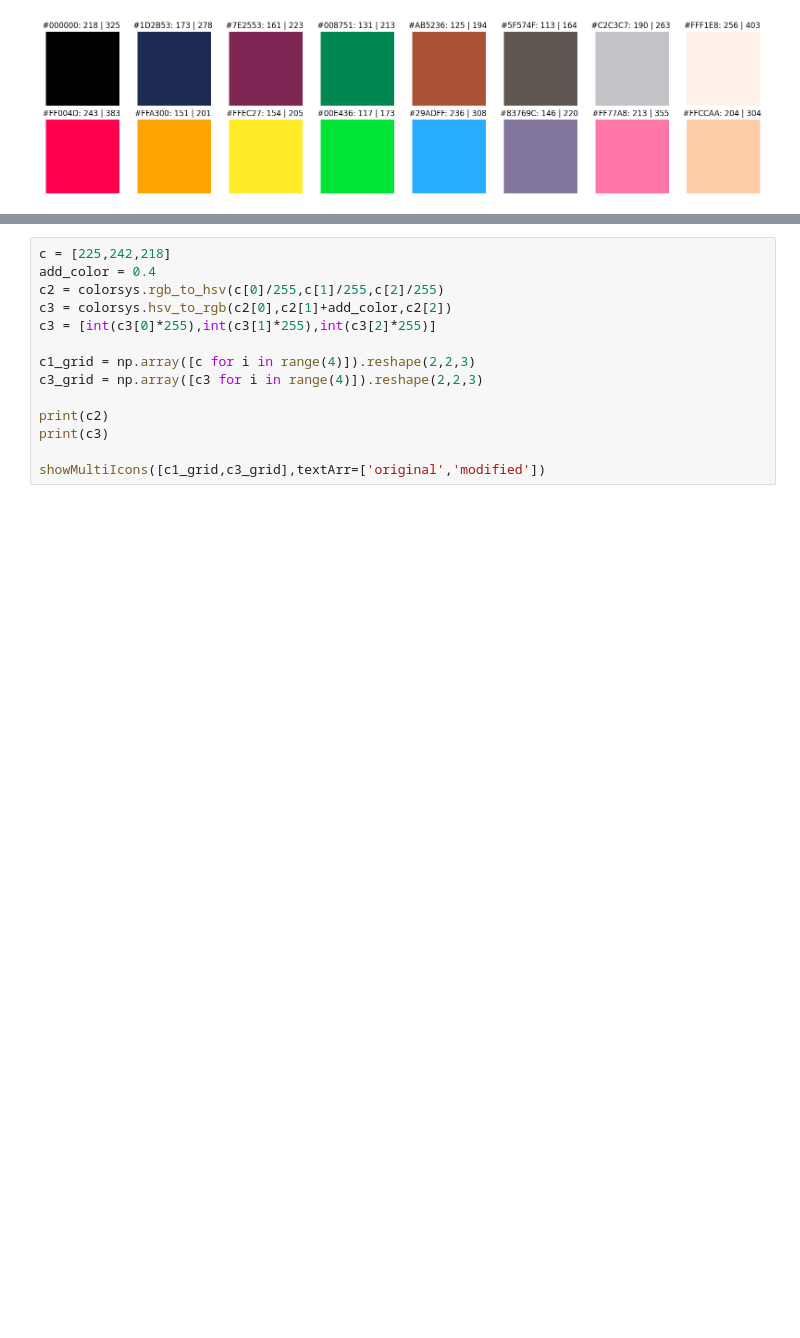
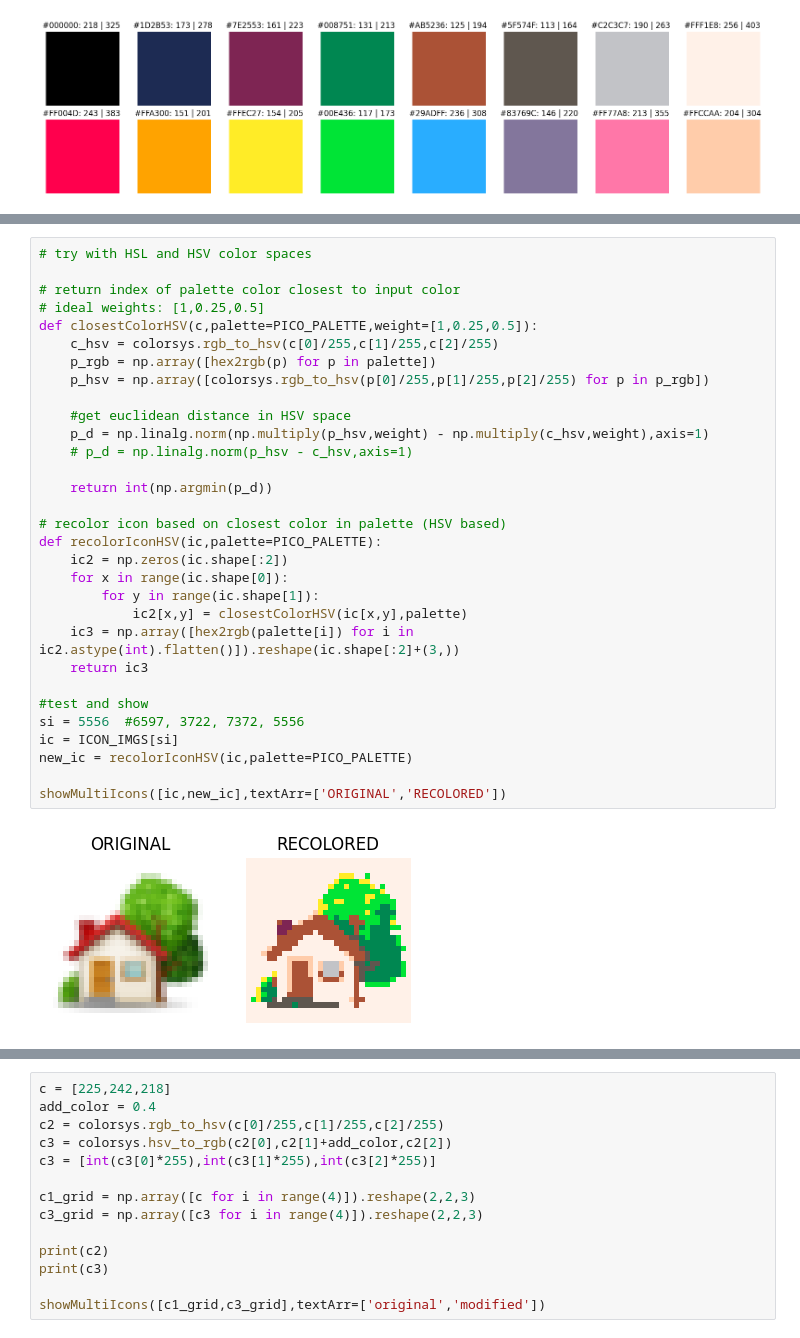
Before and after one commit to MasterMilkX/BMO_chatbot_prototype, a Jupyter notebook: Experimental_Notebooks/sprite_scraper.ipynb, the cells around one changed output, grey strips where cells are left out. Drawn from its saved outputs; the diff is of its cells as text; blank space fills up the shorter version.

```diff
--- a/Experimental_Notebooks/sprite_scraper.ipynb
+++ b/Experimental_Notebooks/sprite_scraper.ipynb
@@ -489,0 +567,33 @@ showMultiIcons(p_grid,textArr=[f"{PICO_PALETTE[i]}: {int(p_d[i])} | {int(p_d2[i]
+# %%
+# try with HSL and HSV color spaces
+
+# return index of palette color closest to input color
+# ideal weights: [1,0.25,0.5]
+def closestColorHSV(c,palette=PICO_PALETTE,weight=[1,0.25,0.5]):
+    c_hsv = colorsys.rgb_to_hsv(c[0]/255,c[1]/255,c[2]/255)
+    p_rgb = np.array([hex2rgb(p) for p in palette])
+    p_hsv = np.array([colorsys.rgb_to_hsv(p[0]/255,p[1]/255,p[2]/255) for p in p_rgb])
+
+    #get euclidean distance in HSV space
+    p_d = np.linalg.norm(np.multiply(p_hsv,weight) - np.multiply(c_hsv,weight),axis=1)
+    # p_d = np.linalg.norm(p_hsv - c_hsv,axis=1)
+
+    return int(np.argmin(p_d))
+
+# recolor icon based on closest color in palette (HSV based)
+def recolorIconHSV(ic,palette=PICO_PALETTE):
+    ic2 = np.zeros(ic.shape[:2])
+    for x in range(ic.shape[0]):
+        for y in range(ic.shape[1]):
+            ic2[x,y] = closestColorHSV(ic[x,y],palette)
+    ic3 = np.array([hex2rgb(palette[i]) for i in ic2.astype(int).flatten()]).reshape(ic.shape[:2]+(3,))
+    return ic3
+
+#test and show
+si = 5556  #6597, 3722, 7372, 5556
+ic = ICON_IMGS[si]
+new_ic = recolorIconHSV(ic,palette=PICO_PALETTE)
+
+showMultiIcons([ic,new_ic],textArr=['ORIGINAL','RECOLORED'])
+# %% [output]
+[figure, added]
```
Also changed, not shown: parts of 11 cells of this notebook, 1 other file.
